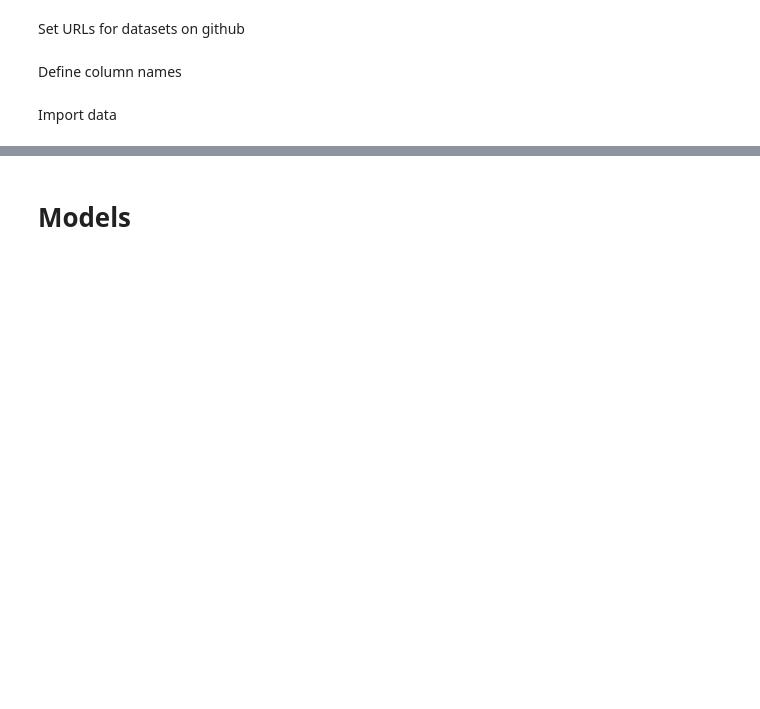
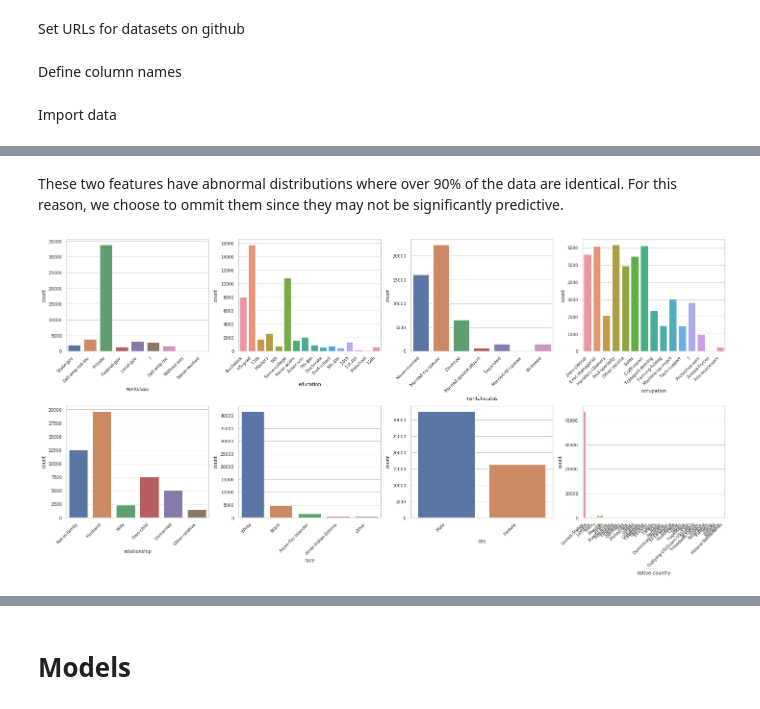
Before and after one commit to hongkuntian/comp551-applied-machine-learning, a Jupyter notebook: project1/miniproject1.ipynb, the cells around one changed output, grey strips where cells are left out. Saved outputs shown, nothing was run; the diff lists cells and outputs as text; code cells hidden in the pictures; blank space fills up the shorter version.

```diff
--- a/project1/miniproject1.ipynb
+++ b/project1/miniproject1.ipynb
@@ -103,0 +218,3 @@ sns.countplot(x=1, data=df_adult)
+# %%
+for feature in numerical:
+  print((df_adult[feature].value_counts() / df_adult.shape[0]).head())
@@ -103,0 +239,14 @@ sns.countplot(x=1, data=df_adult)
+# %% [markdown]
+These two features have abnormal distributions where over 90% of the data are identical. For this reason, we choose to ommit them since they may not be significantly predictive.
+# %%
+fig, axes = plt.subplots(2, 4, figsize=(20,10))
+for feature, subplot in zip(categorical, axes.flatten()):
+    # df_adult[categorical_feature].value_counts().plot(kind='bar', ax=axes[0 if i <= 4 else 1, i % 4]).set_title(categorical_feature)
+    sns.countplot(df_adult[feature], ax=subplot)
+    # p.set_xticklabels(axes[0 if i <= 4 else 1, i % 4].get_xticklabels(), rotation=45, horizontalalignment='right')
+    for label in subplot.get_xticklabels():
+        label.set_rotation(45)
+        label.set_horizontalalignment('right')
+fig.tight_layout()
+# %% [output]
+[figure, added]
```
Also changed, not shown: parts of 63 cells of this notebook.
